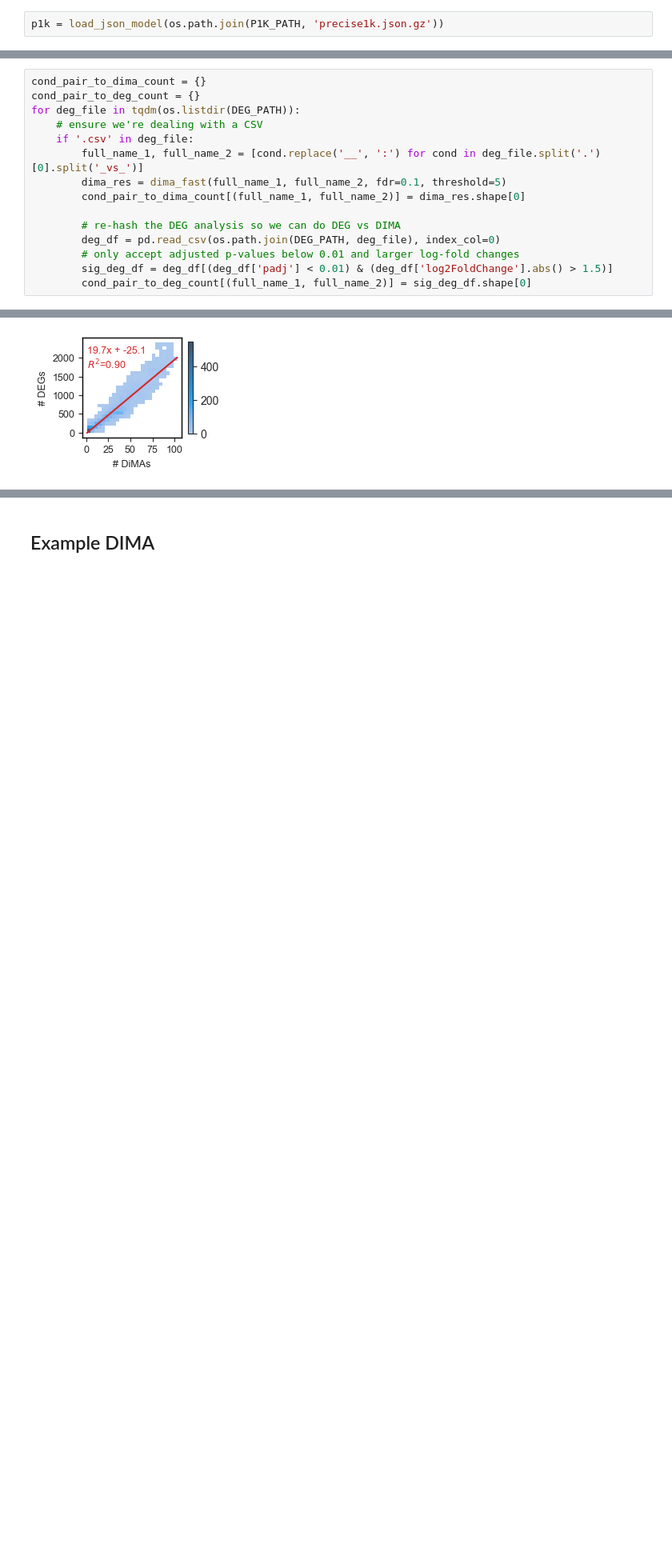
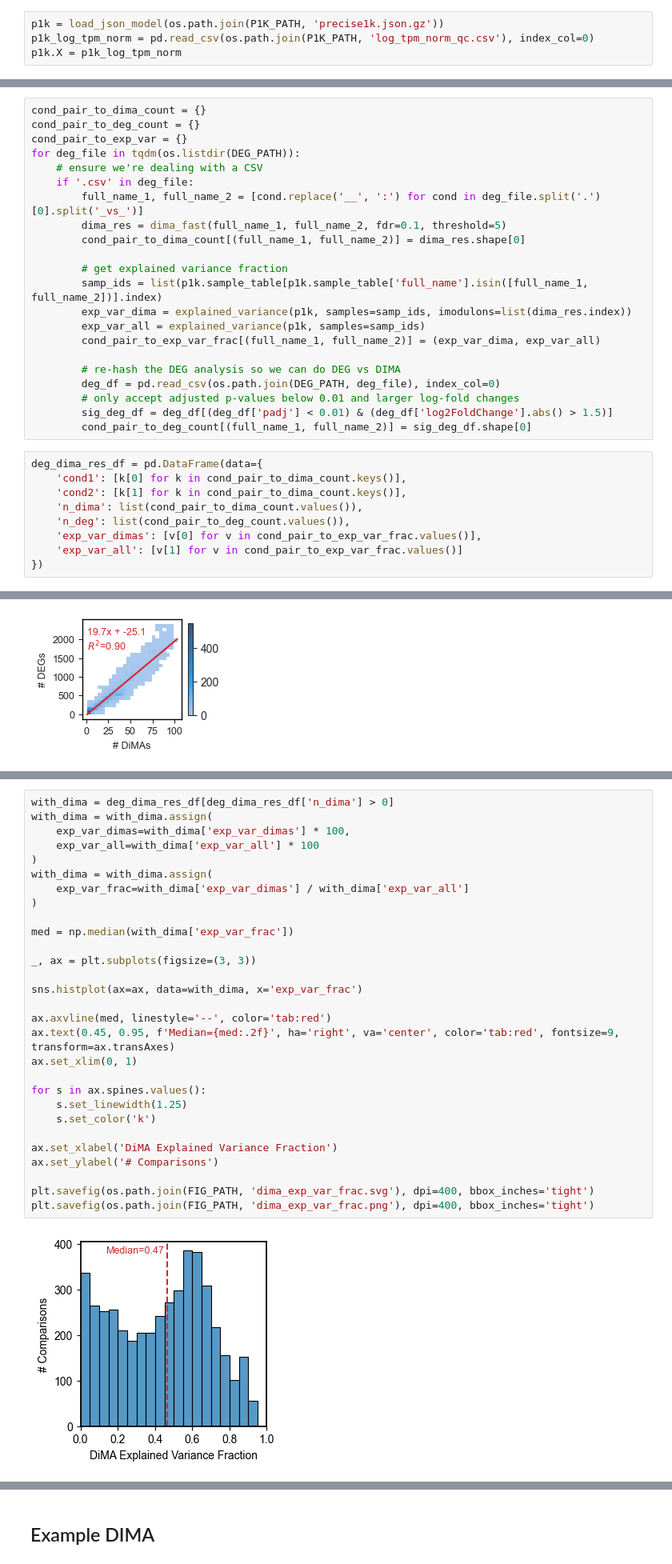
Before and after one commit to SBRG/precise1k, a Jupyter notebook: notebooks/precise1k/fig__investigate_activities.ipynb, the cells around one changed output, grey strips where cells are left out. Shown at 80% size. Drawn from its saved outputs; the diff is of its cells as text; blank space fills up the shorter version.

Commit message:
Update dima figures

```diff
--- a/notebooks/precise1k/fig__investigate_activities.ipynb
+++ b/notebooks/precise1k/fig__investigate_activities.ipynb
@@ -36,6 +36,8 @@ ANNOTATION_PATH = '../../data/annotation/'
 FIG_PATH = 'investigate_activities_figs/'
 # %%
 p1k = load_json_model(os.path.join(P1K_PATH, 'precise1k.json.gz'))
+p1k_log_tpm_norm = pd.read_csv(os.path.join(P1K_PATH, 'log_tpm_norm_qc.csv'), index_col=0)
+p1k.X = p1k_log_tpm_norm
 # %% [markdown]
 # Control Comparison
 # %% [markdown]
@@ -139,6 +141,7 @@ def dima_fast(full_name1, full_name2, fdr=0.05, threshold=5):
 # %%
 cond_pair_to_dima_count = {}
 cond_pair_to_deg_count = {}
+cond_pair_to_exp_var = {}
 for deg_file in tqdm(os.listdir(DEG_PATH)):
     # ensure we're dealing with a CSV
     if '.csv' in deg_file:
@@ -146,8 +149,23 @@ for deg_file in tqdm(os.listdir(DEG_PATH)):
         dima_res = dima_fast(full_name_1, full_name_2, fdr=0.1, threshold=5)
         cond_pair_to_dima_count[(full_name_1, full_name_2)] = dima_res.shape[0]
 
+        # get explained variance fraction
+        samp_ids = list(p1k.sample_table[p1k.sample_table['full_name'].isin([full_name_1, full_name_2])].index)
+        exp_var_dima = explained_variance(p1k, samples=samp_ids, imodulons=list(dima_res.index))
+        exp_var_all = explained_variance(p1k, samples=samp_ids)
+        cond_pair_to_exp_var_frac[(full_name_1, full_name_2)] = (exp_var_dima, exp_var_all)
+
         # re-hash the DEG analysis so we can do DEG vs DIMA
         deg_df = pd.read_csv(os.path.join(DEG_PATH, deg_file), index_col=0)
         # only accept adjusted p-values below 0.01 and larger log-fold changes
         sig_deg_df = deg_df[(deg_df['padj'] < 0.01) & (deg_df['log2FoldChange'].abs() > 1.5)]
         cond_pair_to_deg_count[(full_name_1, full_name_2)] = sig_deg_df.shape[0]
+# %%
+deg_dima_res_df = pd.DataFrame(data={
+    'cond1': [k[0] for k in cond_pair_to_dima_count.keys()],
+    'cond2': [k[1] for k in cond_pair_to_dima_count.keys()],
+    'n_dima': list(cond_pair_to_dima_count.values()),
+    'n_deg': list(cond_pair_to_deg_count.values()),
+    'exp_var_dimas': [v[0] for v in cond_pair_to_exp_var_frac.values()],
+    'exp_var_all': [v[1] for v in cond_pair_to_exp_var_frac.values()]
+})
@@ -224,0 +247,31 @@ plt.savefig(os.path.join(FIG_PATH, 'dima_v_deg.png'), dpi=400, bbox_inches='tigh
+# %%
+with_dima = deg_dima_res_df[deg_dima_res_df['n_dima'] > 0]
+with_dima = with_dima.assign(
+    exp_var_dimas=with_dima['exp_var_dimas'] * 100,
+    exp_var_all=with_dima['exp_var_all'] * 100
+)
+with_dima = with_dima.assign(
+    exp_var_frac=with_dima['exp_var_dimas'] / with_dima['exp_var_all']
+)
+
+med = np.median(with_dima['exp_var_frac'])
+
+_, ax = plt.subplots(figsize=(3, 3))
+
+sns.histplot(ax=ax, data=with_dima, x='exp_var_frac')
+
+ax.axvline(med, linestyle='--', color='tab:red')
+ax.text(0.45, 0.95, f'Median={med:.2f}', ha='right', va='center', color='tab:red', fontsize=9, transform=ax.transAxes)
+ax.set_xlim(0, 1)
+
+for s in ax.spines.values():
+    s.set_linewidth(1.25)
+    s.set_color('k')
+
+ax.set_xlabel('DiMA Explained Variance Fraction')
+ax.set_ylabel('# Comparisons')
+
+plt.savefig(os.path.join(FIG_PATH, 'dima_exp_var_frac.svg'), dpi=400, bbox_inches='tight')
+plt.savefig(os.path.join(FIG_PATH, 'dima_exp_var_frac.png'), dpi=400, bbox_inches='tight')
+# %% [output]
+[figure, added]
```
Also changed, not shown: parts of 5 cells of this notebook, 7 other files.
